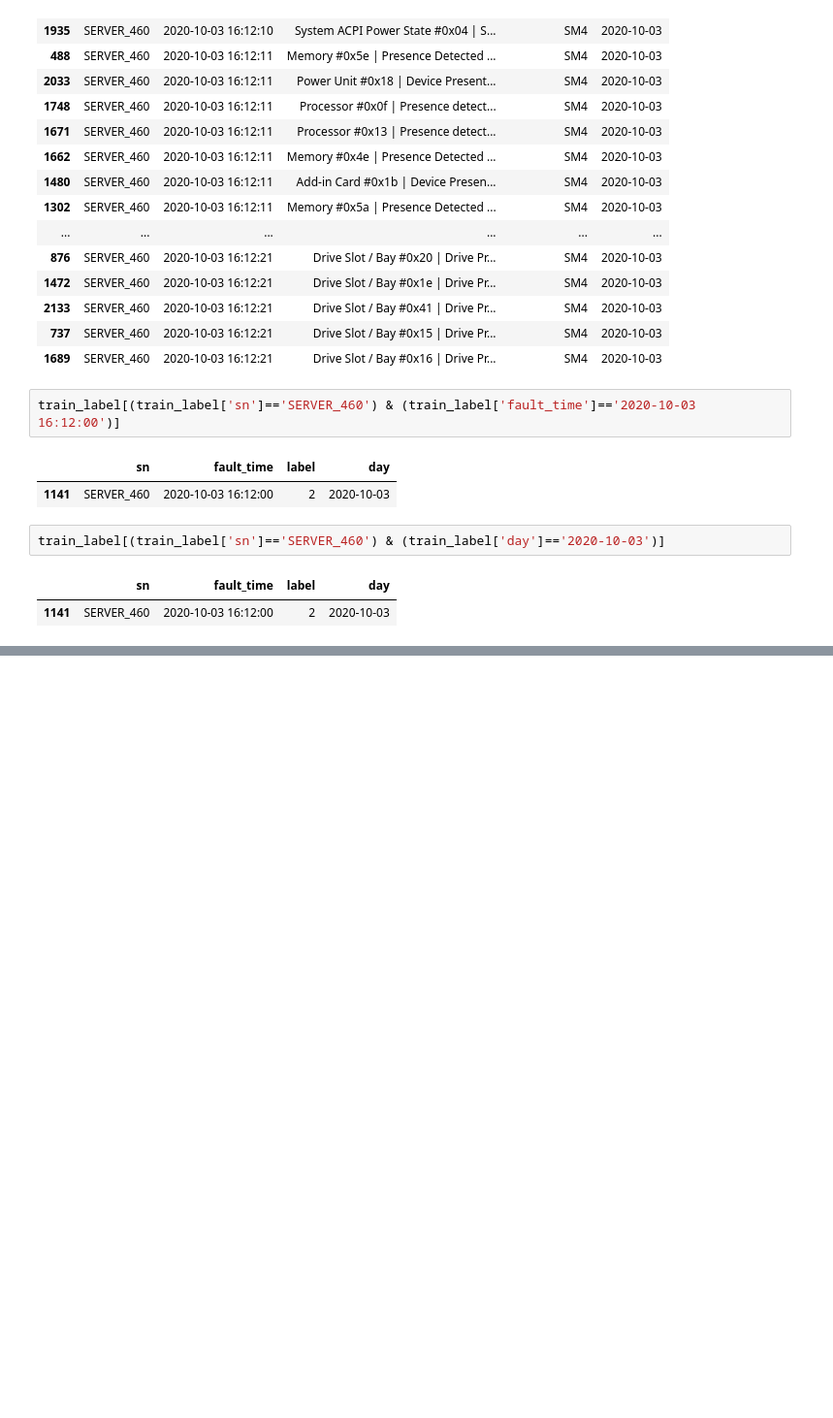
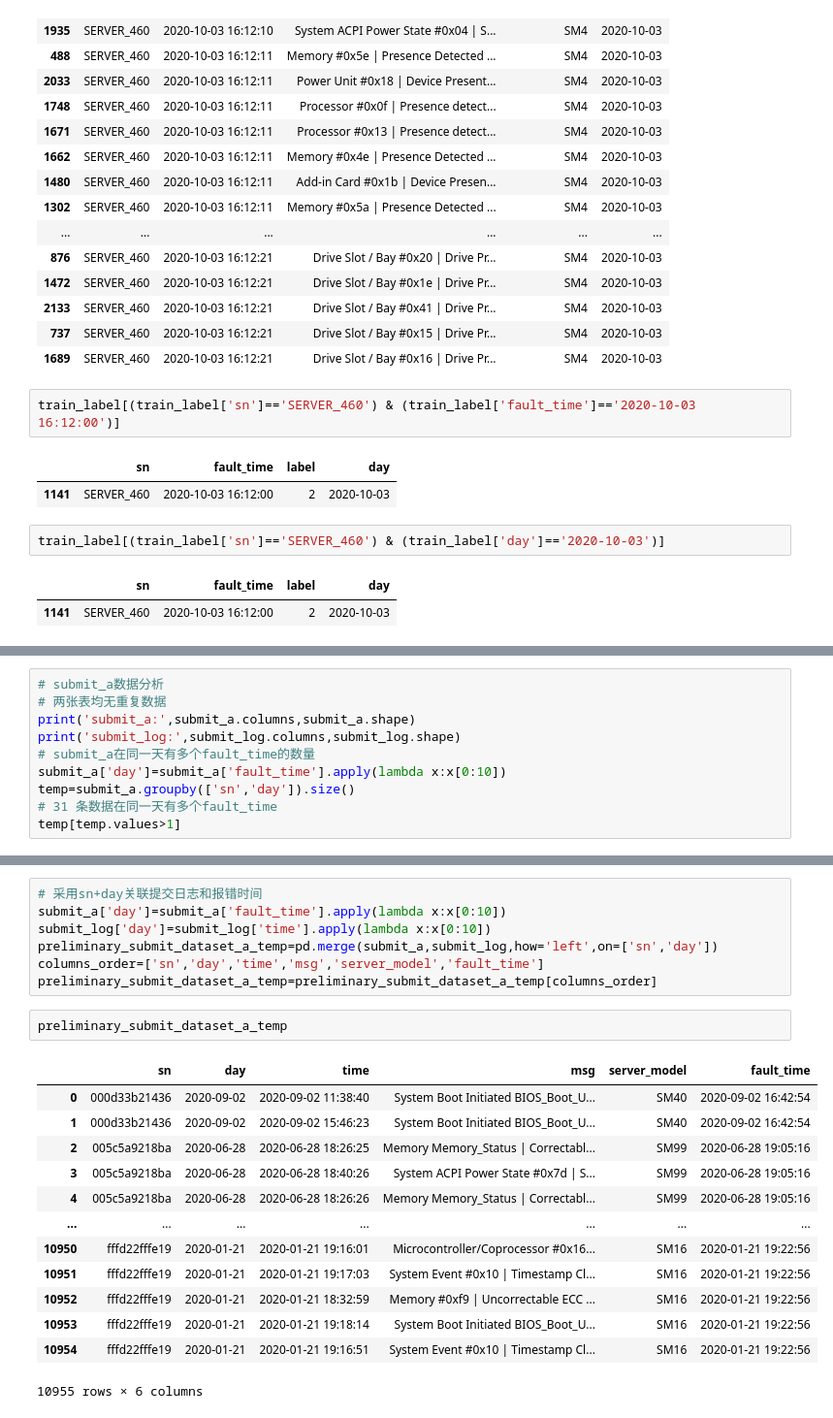
Before and after one commit to jincan333/Log-diagnosis, a Jupyter notebook: pre_contest/data_analysis/analysis_20220306.ipynb, the cells around one changed output, grey strips where cells are left out. Shown: that part at 97% size. Saved outputs shown, nothing was run; the diff lists cells and outputs as text; blank space fills up the shorter version.

```diff
--- a/pre_contest/data_analysis/analysis_20220306.ipynb
+++ b/pre_contest/data_analysis/analysis_20220306.ipynb
@@ -350,0 +375,10 @@ train_label[(train_label['sn']=='SERVER_460') & (train_label['day']=='2020-10-03
+# %%
+# submit_a数据分析
+# 两张表均无重复数据
+print('submit_a:',submit_a.columns,submit_a.shape)
+print('submit_log:',submit_log.columns,submit_log.shape)
+# submit_a在同一天有多个fault_time的数量
+submit_a['day']=submit_a['fault_time'].apply(lambda x:x[0:10])
+temp=submit_a.groupby(['sn','day']).size()
+# 31 条数据在同一天有多个fault_time
+temp[temp.values>1]
@@ -350,0 +405,23 @@ train_label[(train_label['sn']=='SERVER_460') & (train_label['day']=='2020-10-03
+# %%
+# 采用sn+day关联提交日志和报错时间
+submit_a['day']=submit_a['fault_time'].apply(lambda x:x[0:10])
+submit_log['day']=submit_log['time'].apply(lambda x:x[0:10])
+preliminary_submit_dataset_a_temp=pd.merge(submit_a,submit_log,how='left',on=['sn','day'])
+columns_order=['sn','day','time','msg','server_model','fault_time']
+preliminary_submit_dataset_a_temp=preliminary_submit_dataset_a_temp[columns_order]
+# %%
+preliminary_submit_dataset_a_temp
+# %% [output]
+|  | sn | day | time | msg | server_model | fault_time |
+| 0 | 000d33b21436 | 2020-09-02 | 2020-09-02 11:38:40 | System Boot Initiated BIOS_Boot_U... | SM40 | 2020-09-02 16:42:54 |
+| 1 | 000d33b21436 | 2020-09-02 | 2020-09-02 15:46:23 | System Boot Initiated BIOS_Boot_U... | SM40 | 2020-09-02 16:42:54 |
+| 2 | 005c5a9218ba | 2020-06-28 | 2020-06-28 18:26:25 | Memory Memory_Status | Correctabl... | SM99 | 2020-06-28 19:05:16 |
+| 3 | 005c5a9218ba | 2020-06-28 | 2020-06-28 18:40:26 | System ACPI Power State #0x7d | S... | SM99 | 2020-06-28 19:05:16 |
+| 4 | 005c5a9218ba | 2020-06-28 | 2020-06-28 18:26:26 | Memory Memory_Status | Correctabl... | SM99 | 2020-06-28 19:05:16 |
+| ... | ... | ... | ... | ... | ... | ... |
+| 10950 | fffd22fffe19 | 2020-01-21 | 2020-01-21 19:16:01 | Microcontroller/Coprocessor #0x16... | SM16 | 2020-01-21 19:22:56 |
+| 10951 | fffd22fffe19 | 2020-01-21 | 2020-01-21 19:17:03 | System Event #0x10 | Timestamp Cl... | SM16 | 2020-01-21 19:22:56 |
+| 10952 | fffd22fffe19 | 2020-01-21 | 2020-01-21 18:32:59 | Memory #0xf9 | Uncorrectable ECC ... | SM16 | 2020-01-21 19:22:56 |
+| 10953 | fffd22fffe19 | 2020-01-21 | 2020-01-21 19:18:14 | System Boot Initiated BIOS_Boot_U... | SM16 | 2020-01-21 19:22:56 |
+| 10954 | fffd22fffe19 | 2020-01-21 | 2020-01-21 19:16:51 | System Event #0x10 | Timestamp Cl... | SM16 | 2020-01-21 19:22:56 |
+10955 rows × 6 columns
```
Also changed, not shown: parts of 29 cells of this notebook, 8 other files.
